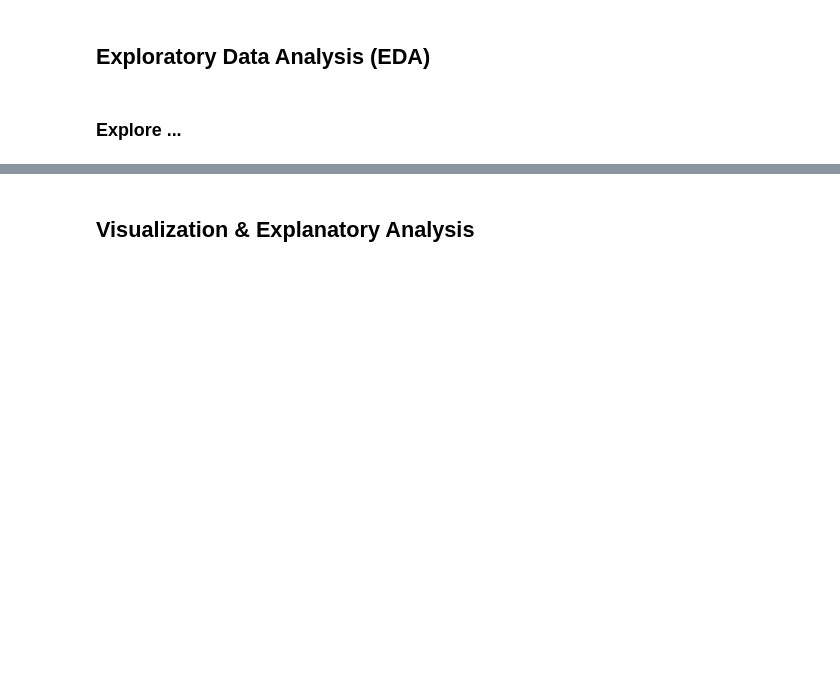
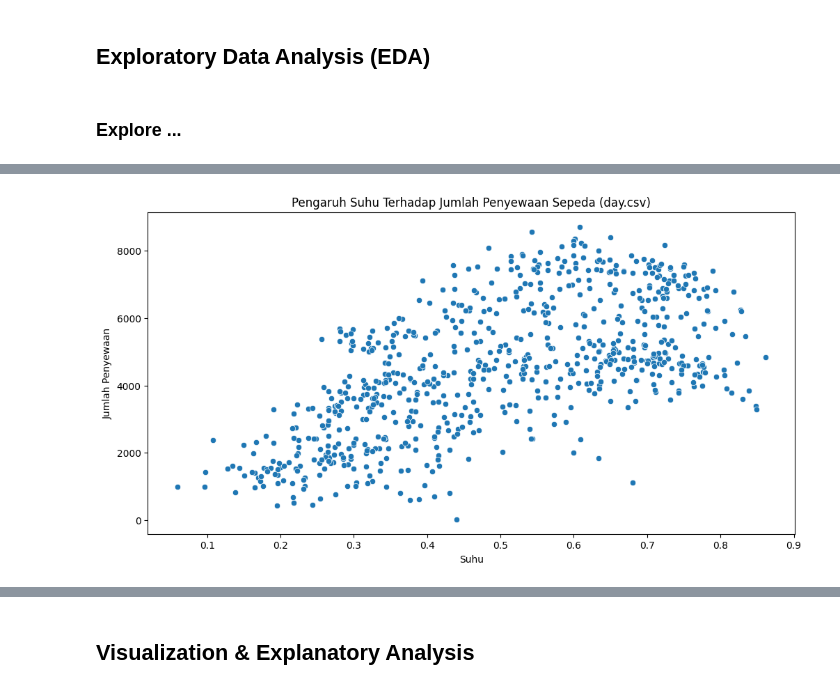
Before and after one commit to dereyy/Analisis-bike-sharing, a Jupyter notebook: notebook.ipynb, the cells around one changed output, grey strips where cells are left out. Cells and saved outputs as stored; diff of their text form; code cells hidden in the pictures; blank space fills up the shorter version.

```diff
--- a/notebook.ipynb
+++ b/notebook.ipynb
@@ -453,0 +513,11 @@ plt.show()
+# %%
+# Bivariate Analysis
+# Scatter plot pengaruh suhu terhadap jumlah penyewaan
+plt.figure(figsize=(12,6))
+sns.scatterplot(x=day['temp'], y=day['cnt'])
+plt.title('Pengaruh Suhu Terhadap Jumlah Penyewaan Sepeda (day.csv)')
+plt.xlabel('Suhu')
+plt.ylabel('Jumlah Penyewaan')
+plt.show()
+# %% [output]
+[figure, added]
```
Also changed, not shown: parts of 64 cells of this notebook, 3 other files.
